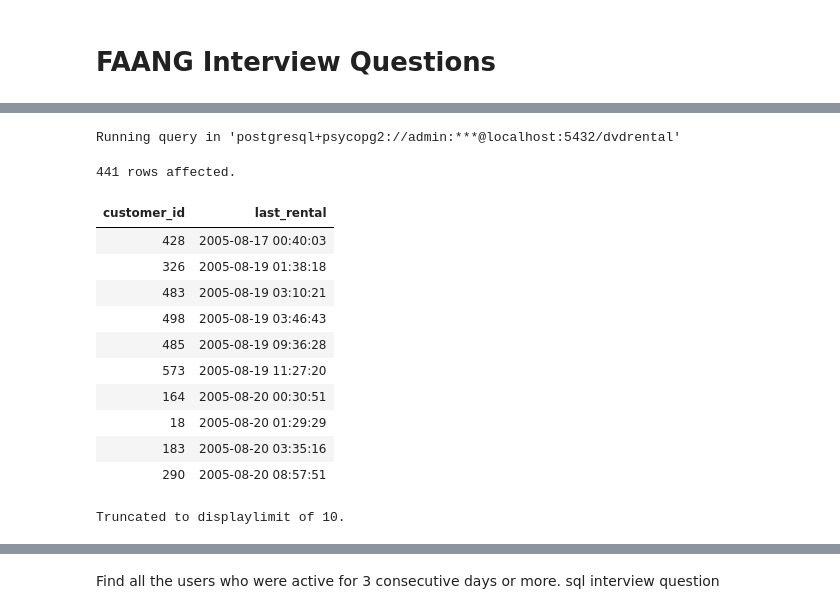
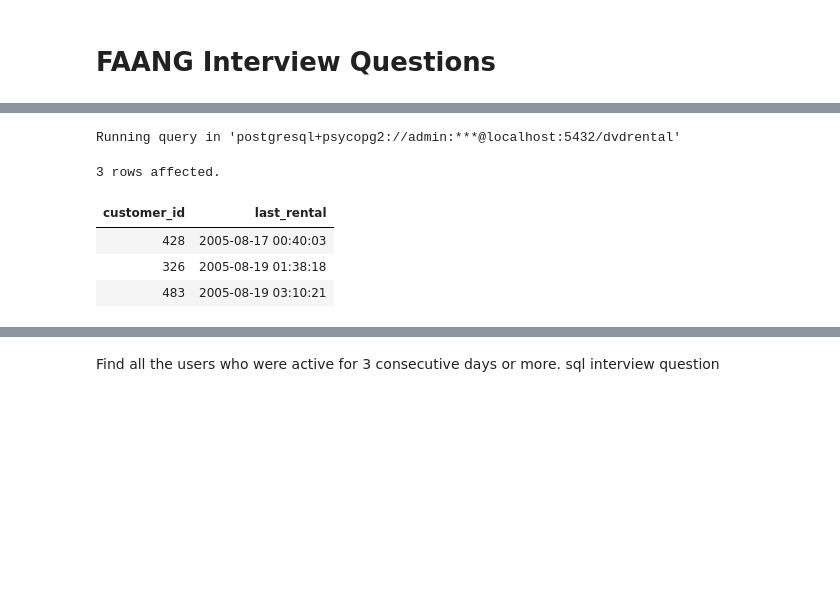
Before and after one commit to lohraspco/data-science, a Jupyter notebook: SQL/sql_codes.ipynb, the cells around one changed output, grey strips where cells are left out. Saved outputs shown, nothing was run; the diff lists cells and outputs as text; code cells hidden in the pictures; blank space fills up the shorter version.

```diff
--- a/SQL/sql_codes.ipynb
+++ b/SQL/sql_codes.ipynb
@@ -85,40 +77,33 @@ Running query in 'postgresql+psycopg2://admin:***@localhost:5432/dvdrental'
 -- SELECT DISTINCT r.customer_id
 -- FROM dvd.rental r
 -- CROSS JOIN global_max g
 -- WHERE NOT EXISTS (
 --   SELECT 1
 --   FROM dvd.rental r2
 --   WHERE r2.customer_id = r.customer_id
 --     AND r2.rental_date > g.max_date - INTERVAL '3 months'
 -- )
 -- ORDER BY r.customer_id;
 
 -- v3 great fastest + simplest
 WITH last_dates AS (
         SELECT customer_id, MAX(rental_date) AS last_rental
         FROM dvd.rental
         GROUP BY customer_id
         ),
     global_max AS (
     SELECT MAX(rental_date) AS max_date FROM dvd.rental
     )
 SELECT l.customer_id, l.last_rental
 FROM last_dates l
 CROSS JOIN global_max g
 WHERE l.last_rental <= g.max_date - INTERVAL '3 months'   -- use < or <= as you prefer
-ORDER BY l.last_rental;
+ORDER BY l.last_rental
+limit 3;
 # %% [output]
 Running query in 'postgresql+psycopg2://admin:***@localhost:5432/dvdrental'
-441 rows affected.
+3 rows affected.
 | customer_id | last_rental |
 | 428 | 2005-08-17 00:40:03 |
 | 326 | 2005-08-19 01:38:18 |
 | 483 | 2005-08-19 03:10:21 |
-| 498 | 2005-08-19 03:46:43 |
-| 485 | 2005-08-19 09:36:28 |
-| 573 | 2005-08-19 11:27:20 |
-| 164 | 2005-08-20 00:30:51 |
-| 18 | 2005-08-20 01:29:29 |
-| 183 | 2005-08-20 03:35:16 |
-| 290 | 2005-08-20 08:57:51 |
-Truncated to displaylimit of 10.
```
Also changed, not shown: parts of 8 cells of this notebook.
